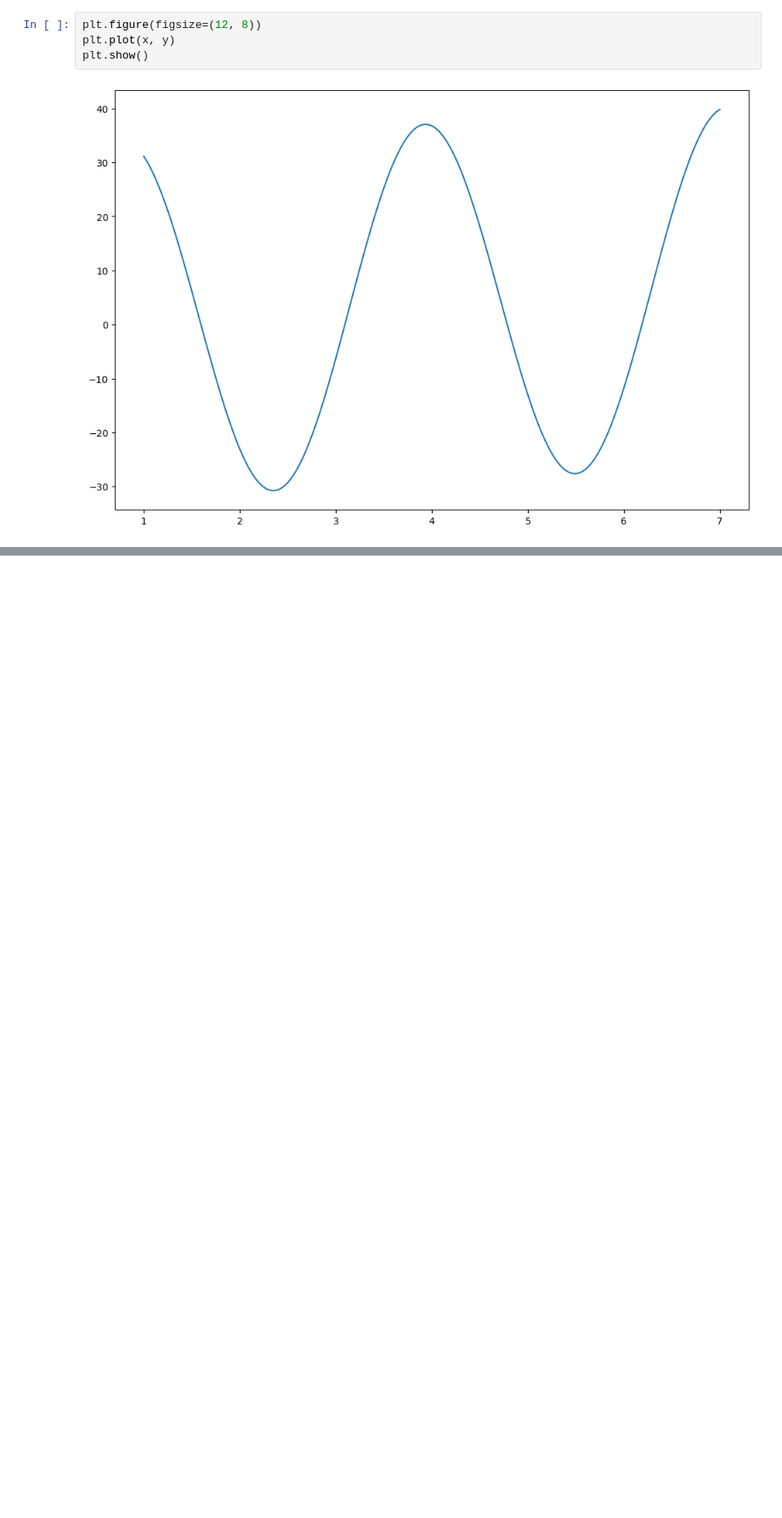
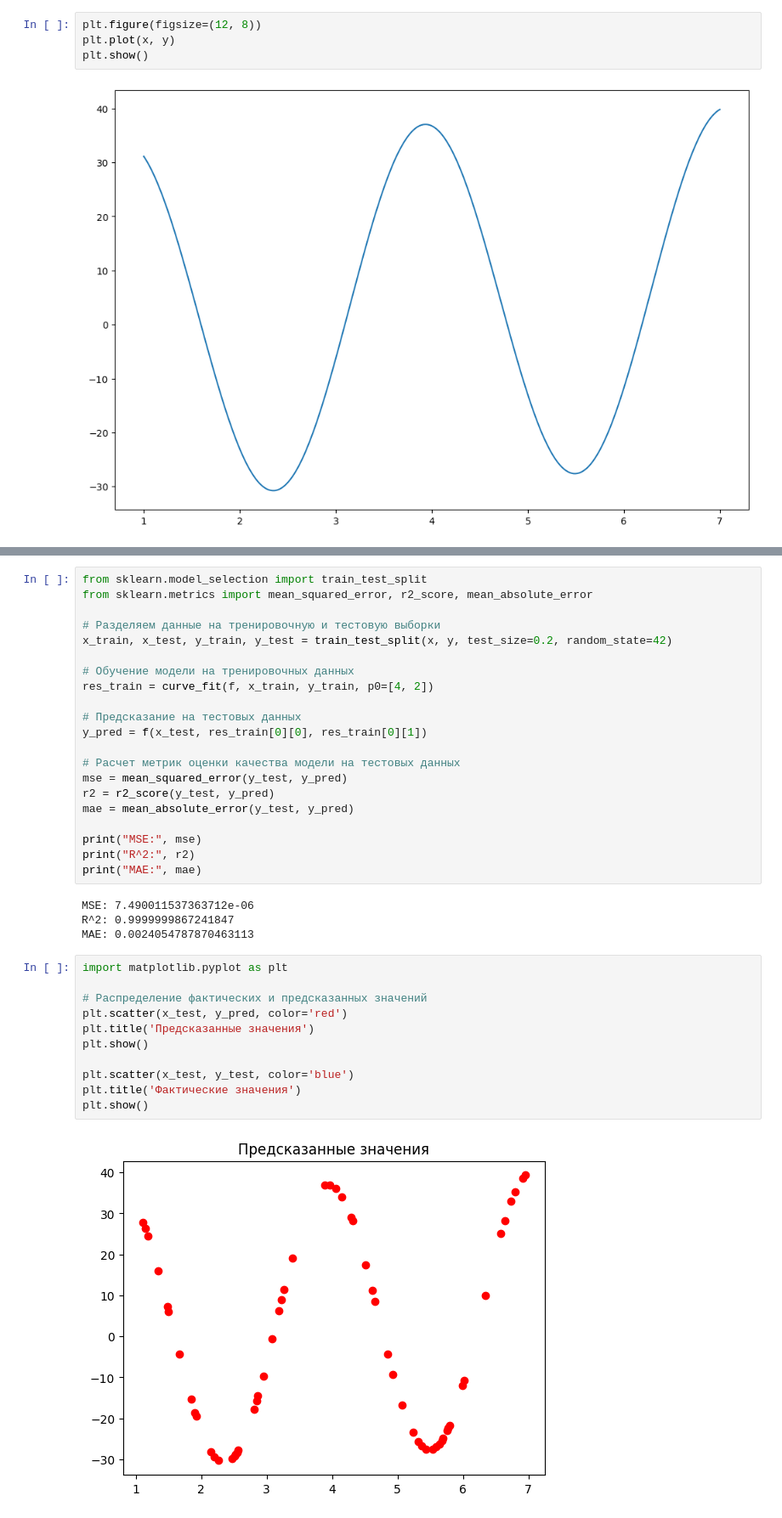
Before and after one commit to stefkong1982/-, a Jupyter notebook: Matematika_dlya_Data_Science/Teoriya_optimizacii/DZ_Kondratev_MDS_36_HW_6_upd.ipynb, the cells around one changed output, grey strips where cells are left out. Shown at 85% size. Saved outputs shown, nothing was run; the diff lists cells and outputs as text; blank space fills up the shorter version.

```diff
--- a/Matematika_dlya_Data_Science/Teoriya_optimizacii/DZ_Kondratev_MDS_36_HW_6_upd.ipynb
+++ b/Matematika_dlya_Data_Science/Teoriya_optimizacii/DZ_Kondratev_MDS_36_HW_6_upd.ipynb
@@ -86,0 +92,38 @@ plt.show()
+# %%
+from sklearn.model_selection import train_test_split
+from sklearn.metrics import mean_squared_error, r2_score, mean_absolute_error
+
+# Разделяем данные на тренировочную и тестовую выборки
+x_train, x_test, y_train, y_test = train_test_split(x, y, test_size=0.2, random_state=42)
+
+# Обучение модели на тренировочных данных
+res_train = curve_fit(f, x_train, y_train, p0=[4, 2])
+
+# Предсказание на тестовых данных
+y_pred = f(x_test, res_train[0][0], res_train[0][1])
+
+# Расчет метрик оценки качества модели на тестовых данных
+mse = mean_squared_error(y_test, y_pred)
+r2 = r2_score(y_test, y_pred)
+mae = mean_absolute_error(y_test, y_pred)
+
+print("MSE:", mse)
+print("R^2:", r2)
+print("MAE:", mae)
+# %% [output]
+MSE: 7.490011537363712e-06
+R^2: 0.9999999867241847
+MAE: 0.0024054787870463113
+# %%
+import matplotlib.pyplot as plt
+
+# Распределение фактических и предсказанных значений
+plt.scatter(x_test, y_pred, color='red')
+plt.title('Предсказанные значения')
+plt.show()
+
+plt.scatter(x_test, y_test, color='blue')
+plt.title('Фактические значения')
+plt.show()
+# %% [output]
+[figure, added]
```
Also changed, not shown: parts of 4 cells of this notebook.
